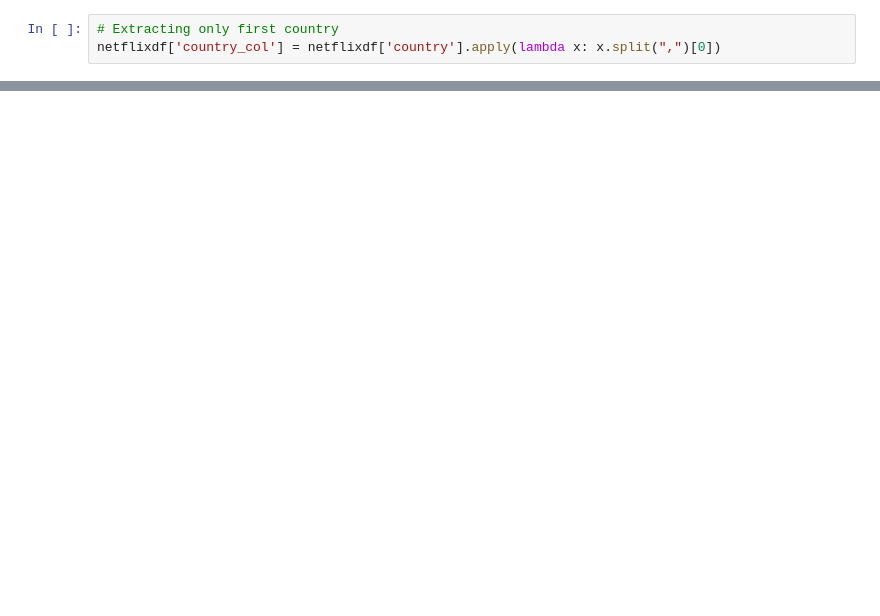
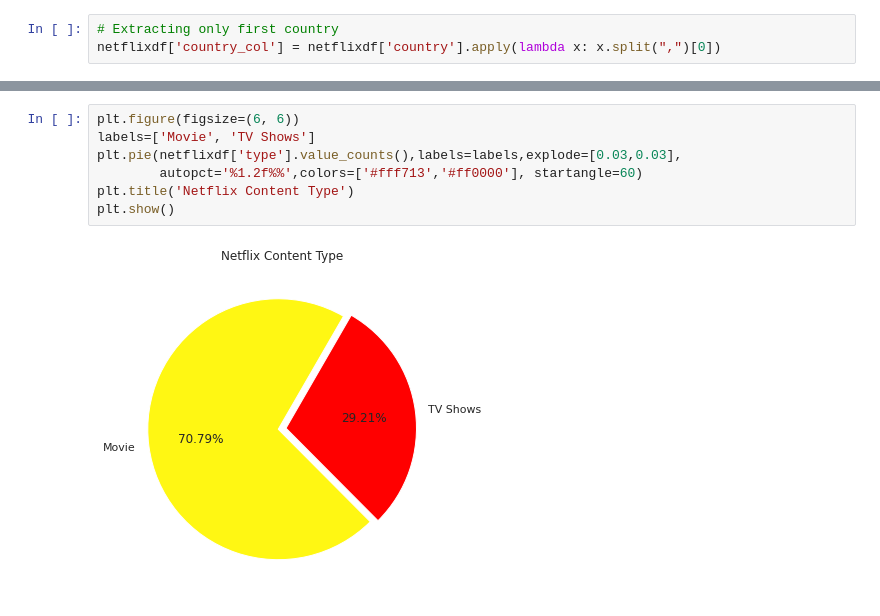
Before and after one commit to Saurabhf/Netflix_Movies_And_TV_Shows_Clustering, a Jupyter notebook: NETFLIX_MOVIES_AND_TV_SHOWS_CLUSTERING.ipynb, the cells around one changed output, grey strips where cells are left out. Cells and saved outputs as stored; diff of their text form; blank space fills up the shorter version.

```diff
--- a/NETFLIX_MOVIES_AND_TV_SHOWS_CLUSTERING.ipynb
+++ b/NETFLIX_MOVIES_AND_TV_SHOWS_CLUSTERING.ipynb
@@ -190,0 +261,9 @@ netflixdf.head(2)
+# %%
+plt.figure(figsize=(6, 6))
+labels=['Movie', 'TV Shows']
+plt.pie(netflixdf['type'].value_counts(),labels=labels,explode=[0.03,0.03],
+        autopct='%1.2f%%',colors=['#fff713','#ff0000'], startangle=60)
+plt.title('Netflix Content Type')
+plt.show()
+# %% [output]
+[figure, added]
```
Also changed, not shown: parts of 10 cells of this notebook.
